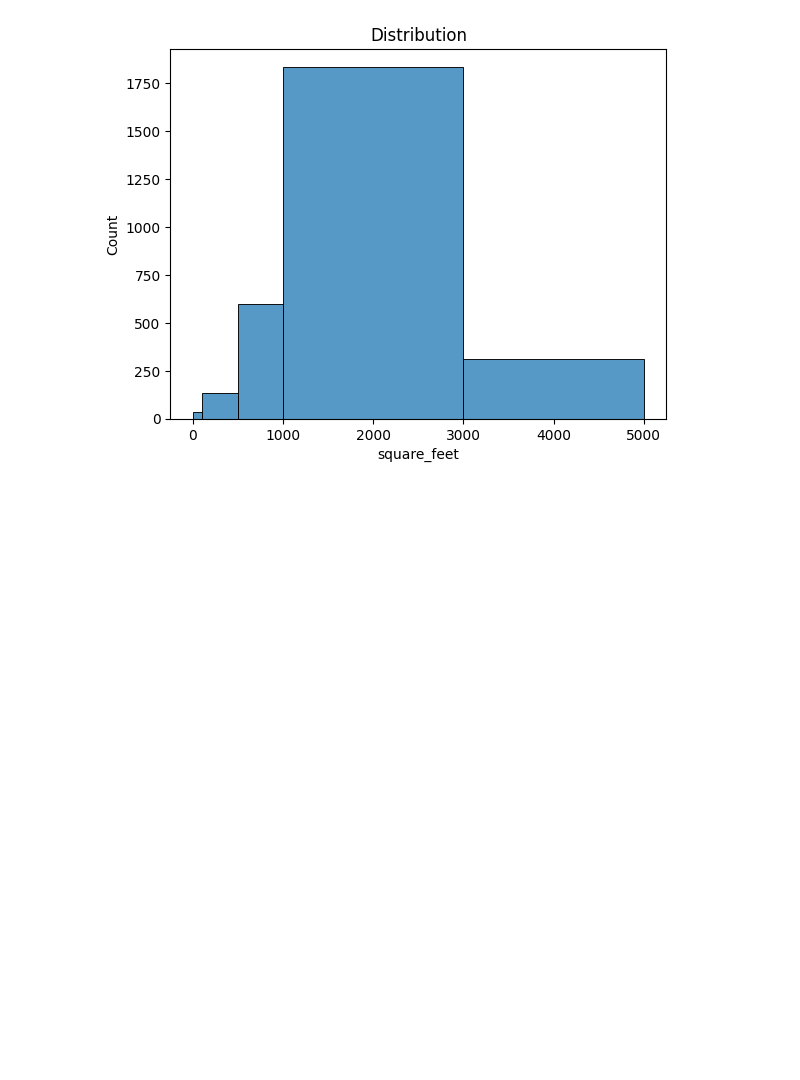
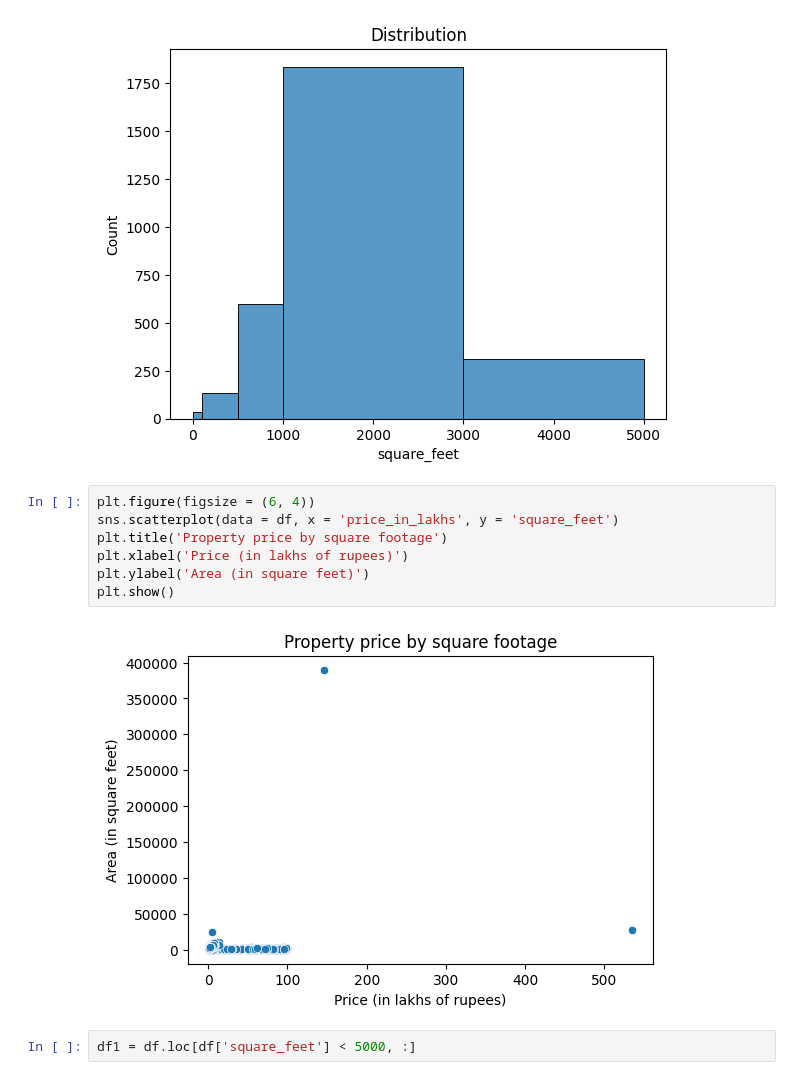
Before and after one commit to TalJa1/dc_practice, a Jupyter notebook: learning/EDA.ipynb, the cells around one changed output. Saved outputs shown, nothing was run; the diff lists cells and outputs as text; blank space fills up the shorter version.

```diff
--- a/learning/EDA.ipynb
+++ b/learning/EDA.ipynb
@@ -232,3 +232,14 @@ plt.title('Distribution')
 plt.show()
 # %% [output]
 [figure]
+# %%
+plt.figure(figsize = (6, 4))
+sns.scatterplot(data = df, x = 'price_in_lakhs', y = 'square_feet')
+plt.title('Property price by square footage')
+plt.xlabel('Price (in lakhs of rupees)')
+plt.ylabel('Area (in square feet)')
+plt.show()
+# %% [output]
+[figure, added]
+# %%
+df1 = df.loc[df['square_feet'] < 5000, :]
```
Also changed, not shown: parts of 3 cells of this notebook.
